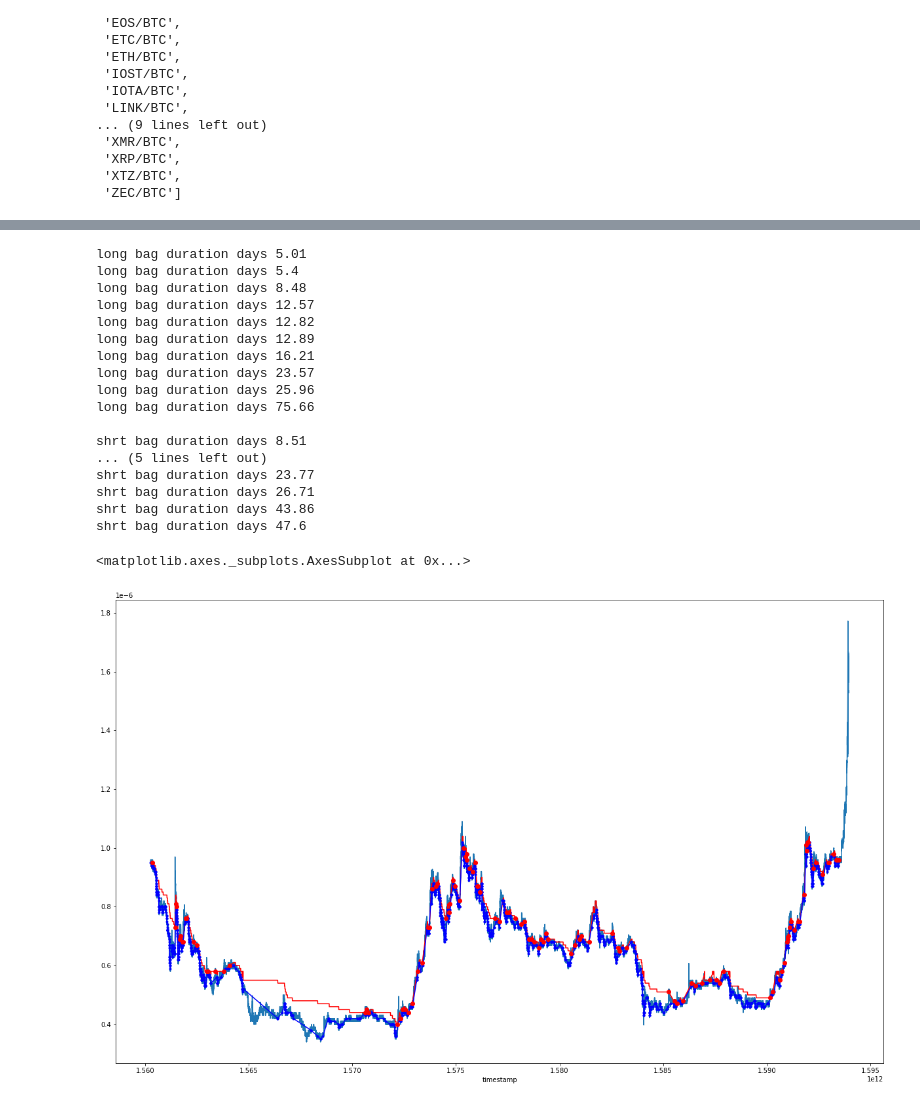
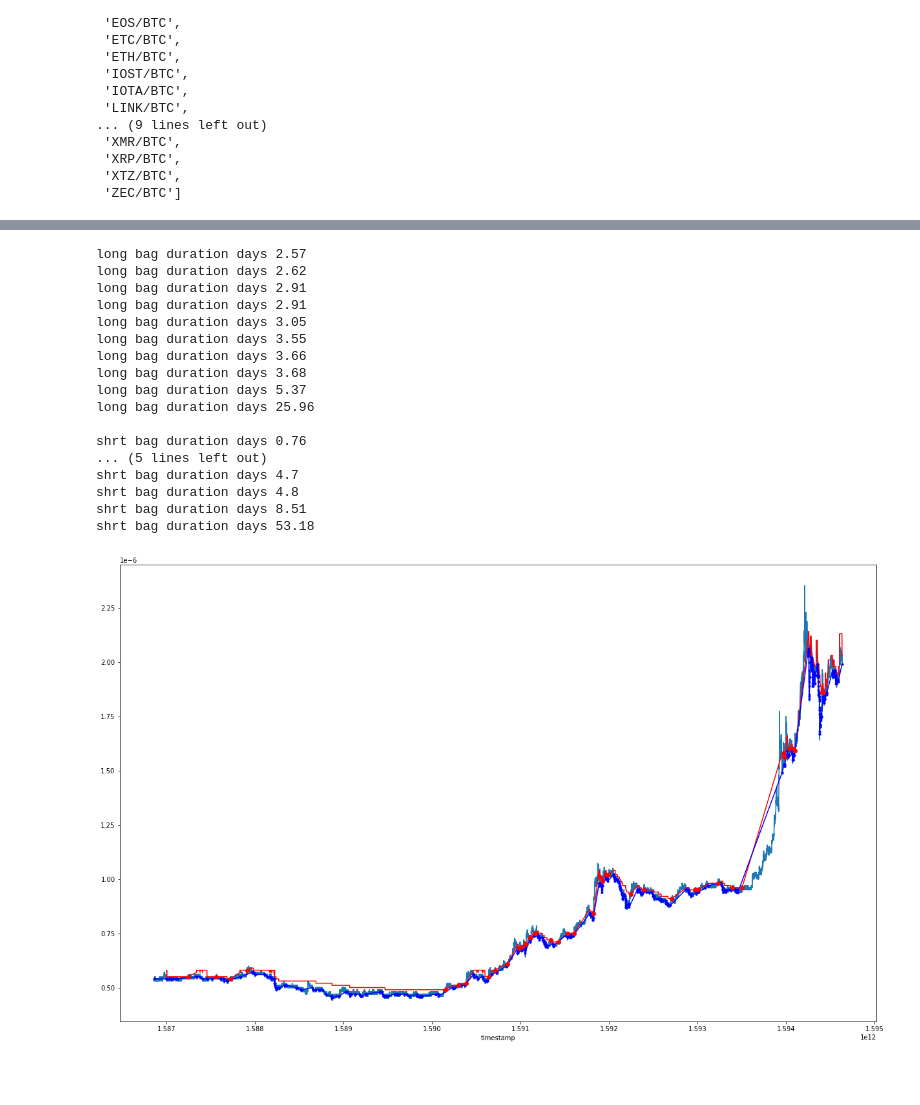
Before and after one commit to enarjord/passivbot_binance_isolated_margin_legacy, a Jupyter notebook: backtesting_notes.ipynb, the cells around one changed output, grey strips where cells are left out. Drawn from its saved outputs; the diff is of its cells as text; code cells hidden in the pictures; blank space fills up the shorter version.

```diff
--- a/backtesting_notes.ipynb
+++ b/backtesting_notes.ipynb
@@ -69,7 +72,7 @@ print(settings['account_equity_pct_per_trade'] * 60)
 # %%
-symbols = [f'{c}/BTC' for c in settings['coins_long']]
+symbols = [f'{c}/BTC' for c in set(settings['coins_long'] + settings['coins_shrt'])]
 symbols = sorted(symbols)
-n_days = 30 * 13
+n_days = 30 * 3
 #symbols = [s for s in symbols if not any(s.startswith(c) for c in ['VET', 'IOST'])]
 symbols
 # %% [output]
@@ -234,44 +246,56 @@ sum 1.3710502922037675
 # analyze particular symbol
 s = 'VET_BTC'
 # %%
-ledf = pd.DataFrame(lentr[s]).set_index('timestamp')
-sedf = pd.DataFrame(sentr[s]).set_index('timestamp')
-lexitdf = pd.DataFrame(lexit[s]).set_index('timestamp')
-sexitdf = pd.DataFrame(sexit[s]).set_index('timestamp')
-lexitpdf = pd.DataFrame(lexitpl[s]).set_index('timestamp')
-sexitpdf = pd.DataFrame(sexitpl[s]).set_index('timestamp')
+try:
+    ledf = pd.DataFrame(lentr[s]).set_index('timestamp')
+    lexitdf = pd.DataFrame(lexit[s]).set_index('timestamp')
+    lexitpdf = pd.DataFrame(lexitpl[s]).set_index('timestamp')
+    did_long = True
+except:
+    print('no longs', s)
+    did_long = False
+try:
+    sedf = pd.DataFrame(sentr[s]).set_index('timestamp')
+    sexitdf = pd.DataFrame(sexit[s]).set_index('timestamp')
+    sexitpdf = pd.DataFrame(sexitpl[s]).set_index('timestamp')
+    did_shrt = True
+except:
+    print('no shorts', s)
+    did_shrt = False
 # %%
 # longest bag durations
 d = 1000 * 60 * 60 * 24
-for e in sorted(np.diff(np.append(lexitdf.index, ledf.index[-1]) / d))[-10:]:
-    print('long bag duration days', round(e, 2))
+if did_long:
+    for e in sorted(np.diff(np.append(lexitdf.index, ledf.index[-1]) / d))[-10:]:
+        print('long bag duration days', round(e, 2))
 print()
-for e in sorted(np.diff(np.append(sexitdf.index, sedf.index[-1]) / d))[-10:]:
-    print('shrt bag duration days', round(e, 2))
+if did_shrt:
+    for e in sorted(np.diff(np.append(sexitdf.index, sedf.index[-1]) / d))[-10:]:
+        print('shrt bag duration days', round(e, 2))
 # %% [output]
-long bag duration days 5.01
-long bag duration days 5.4
-long bag duration days 8.48
-long bag duration days 12.57
-long bag duration days 12.82
-long bag duration days 12.89
-long bag duration days 16.21
-long bag duration days 23.57
+long bag duration days 2.57
+long bag duration days 2.62
+long bag duration days 2.91
+long bag duration days 2.91
+long bag duration days 3.05
+long bag duration days 3.55
+long bag duration days 3.66
+long bag duration days 3.68
+long bag duration days 5.37
 long bag duration days 25.96
-long bag duration days 75.66
 
+shrt bag duration days 0.76
+... (5 lines left out)
+shrt bag duration days 4.7
+shrt bag duration days 4.8
 shrt bag duration days 8.51
-... (5 lines left out)
-shrt bag duration days 23.77
-shrt bag duration days 26.71
-shrt bag duration days 43.86
-shrt bag duration days 47.6
+shrt bag duration days 53.18
 # %%
-high_low_means[s + '_mean'].plot()
-lexitpdf.price.plot(style='r-')
-ledf.price.plot(style='b.-')
-lexitdf.price.plot(style='ro')
+if did_long:
+    high_low_means[s + '_mean'].plot()
+    lexitpdf.price.plot(style='r-')
+    ledf.price.plot(style='b.-')
+    lexitdf.price.plot(style='ro')
 # %% [output]
-<matplotlib.axes._subplots.AxesSubplot at 0x...>
-[figure, old version]
+[figure, new version]
 # %%
```
Also changed, not shown: parts of 13 cells of this notebook.
